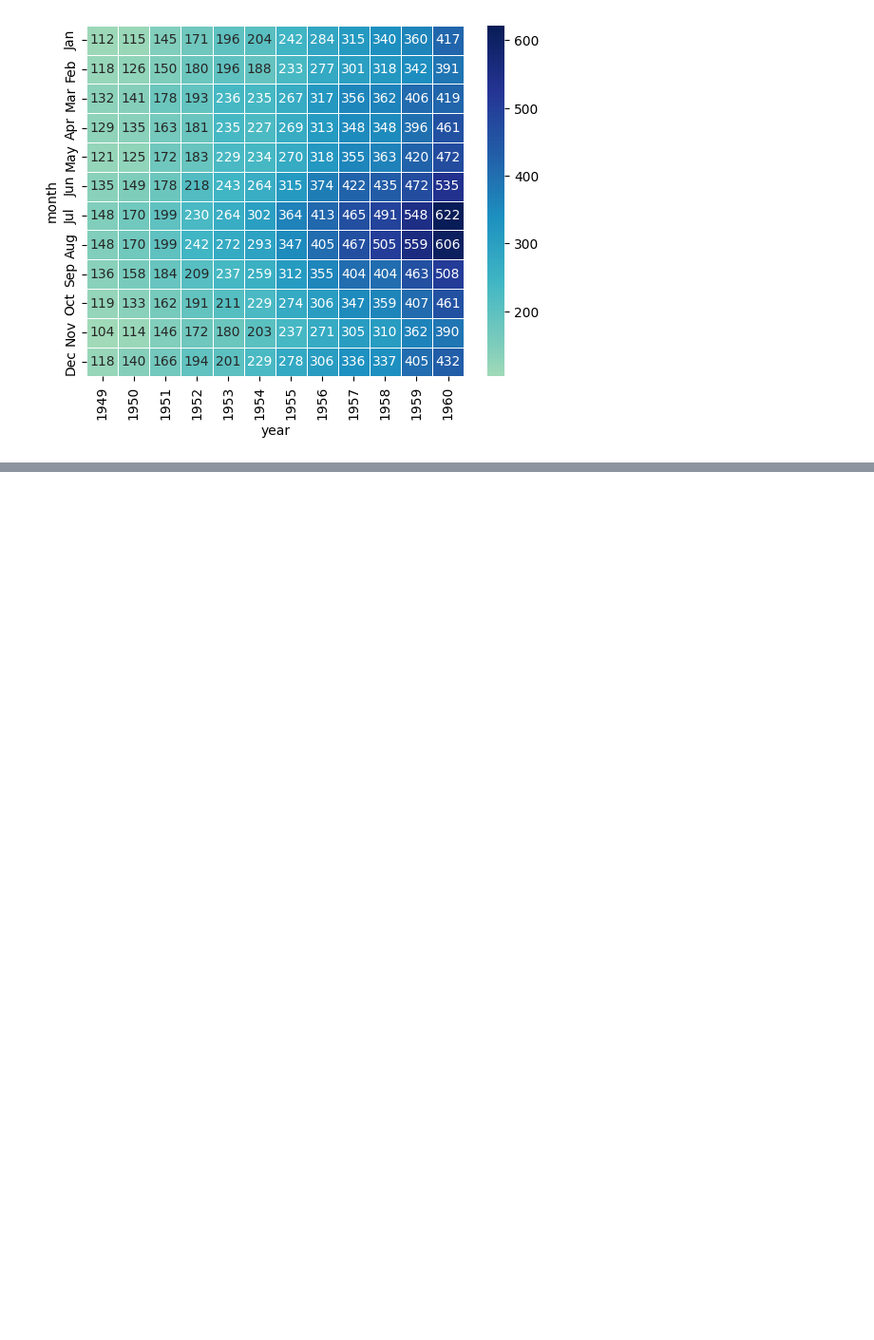
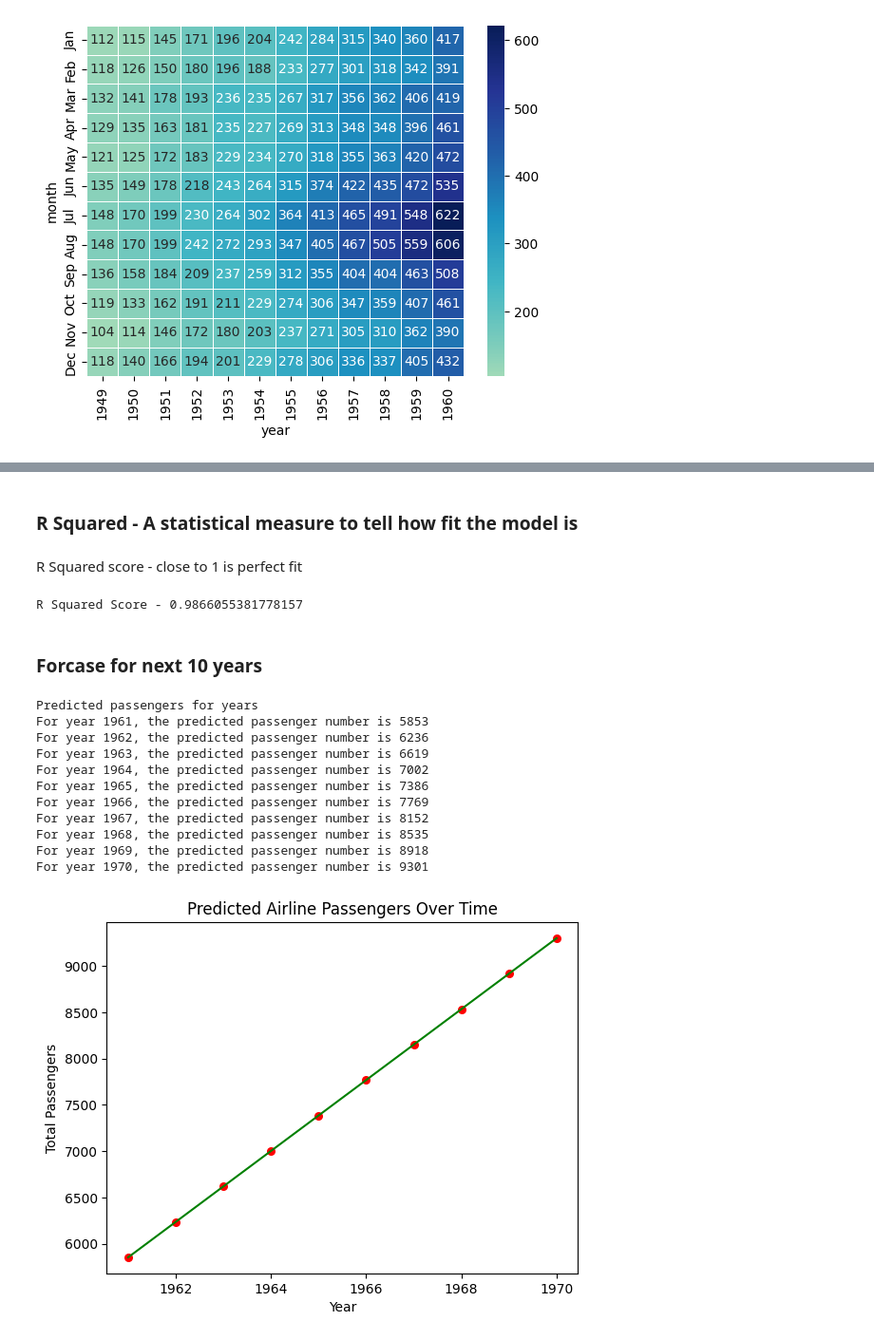
Before and after one commit to vadivelmurugesan/data-science, a Jupyter notebook: example_data_sets/03_flights_data_set.ipynb, the cells around one changed output, grey strips where cells are left out. Shown at 95% size. Drawn from its saved outputs; the diff is of its cells as text; code cells hidden in the pictures; blank space fills up the shorter version.

```diff
--- a/example_data_sets/03_flights_data_set.ipynb
+++ b/example_data_sets/03_flights_data_set.ipynb
@@ -151,0 +206,40 @@ plt.show()
+# %% [markdown]
+### R Squared - A statistical measure to tell how fit the model is
+# %% [markdown]
+R Squared score - close to 1 is perfect fit
+# %%
+print(f"R Squared Score - {model.score(x_data, y_data)}")
+# %% [output]
+R Squared Score - 0.9866055381778157
+# %% [markdown]
+### Forcase for next 10 years
+# %%
+new_years = np.array(range(1961, 1971)).reshape(-1, 1)
+predicted_passenger_numbers = lr.predict(new_years)
+print("Predicted passengers for years")
+for year, passenger in zip(new_years, predicted_passenger_numbers):
+    print(f"For year {year[0]}, the predicted passenger number is {int(passenger)}")
+
+plt.scatter(new_years, predicted_passenger_numbers, color='red', s=30)
+plt.plot(new_years, predicted_passenger_numbers, color='green')
+
+# Set labels and title
+plt.xlabel("Year")
+plt.ylabel("Total Passengers")
+plt.title("Predicted Airline Passengers Over Time")
+
+# Show the plot
+plt.show()
+# %% [output]
+Predicted passengers for years
+For year 1961, the predicted passenger number is 5853
+For year 1962, the predicted passenger number is 6236
+For year 1963, the predicted passenger number is 6619
+For year 1964, the predicted passenger number is 7002
+For year 1965, the predicted passenger number is 7386
+For year 1966, the predicted passenger number is 7769
+For year 1967, the predicted passenger number is 8152
+For year 1968, the predicted passenger number is 8535
+For year 1969, the predicted passenger number is 8918
+For year 1970, the predicted passenger number is 9301
+[figure, added]
```
Also changed, not shown: parts of 3 cells of this notebook.
